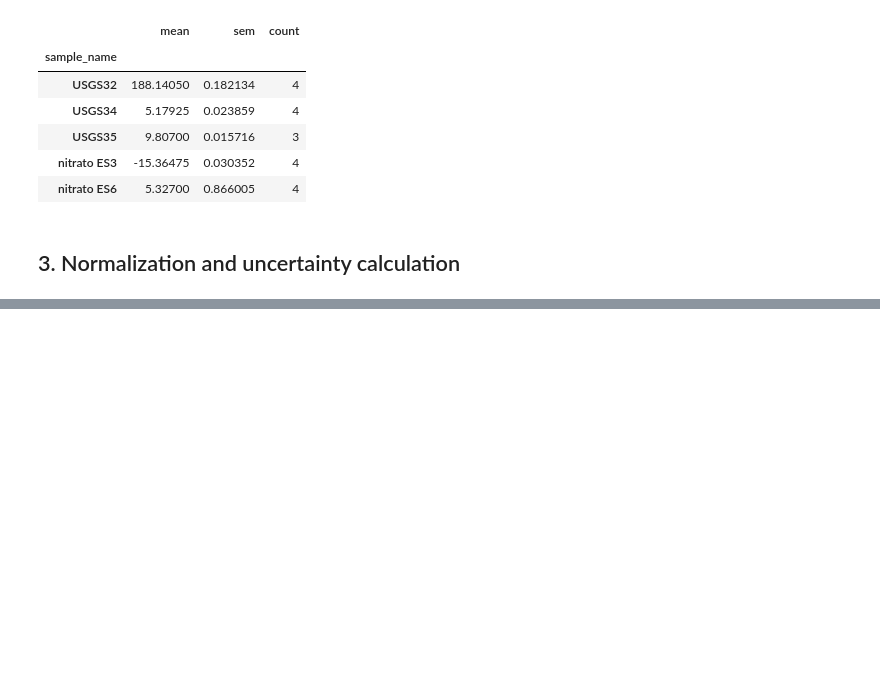
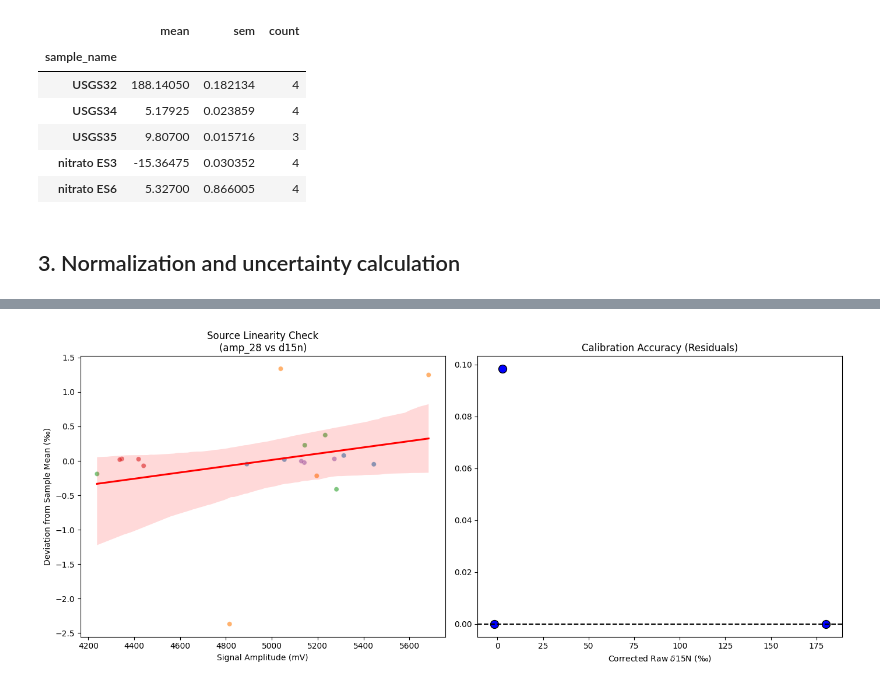
Before and after one commit to DamianPiuselli/IRMS, a Jupyter notebook: example_workflow.ipynb, the cells around one changed output, grey strips where cells are left out. Cells and saved outputs as stored; diff of their text form; code cells hidden in the pictures; blank space fills up the shorter version.

Commit message:
primera implementacion de plots de diagnostico

```diff
--- a/example_workflow.ipynb
+++ b/example_workflow.ipynb
@@ -84,0 +85,13 @@ results
+# %%
+from isotools.visualization import plot_diagnostics
+
+qc_standards = [USGS32_N2, USGS34_N2, USGS35_N2]
+
+fig = plot_diagnostics(
+    raw_df=df,
+    results=results,
+    standards=qc_standards,
+    processor=proc
+)
+# %% [output]
+[figure, added]
```
Also changed, not shown: parts of 1 cell of this notebook, 2 other files.
